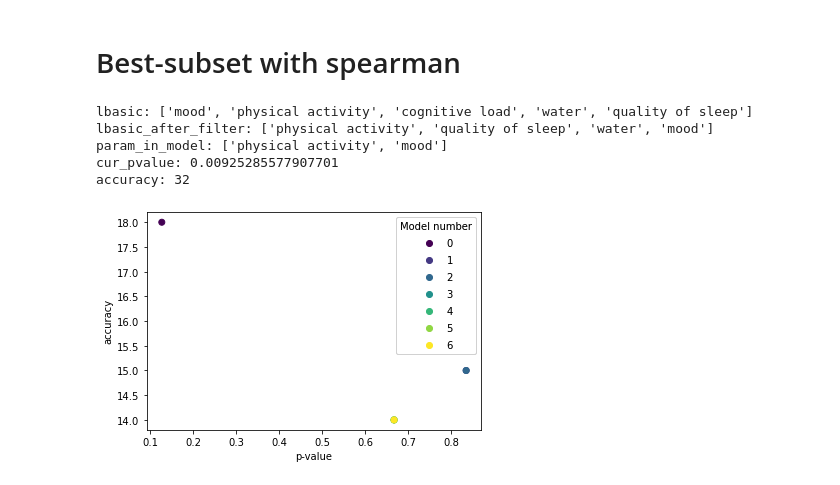
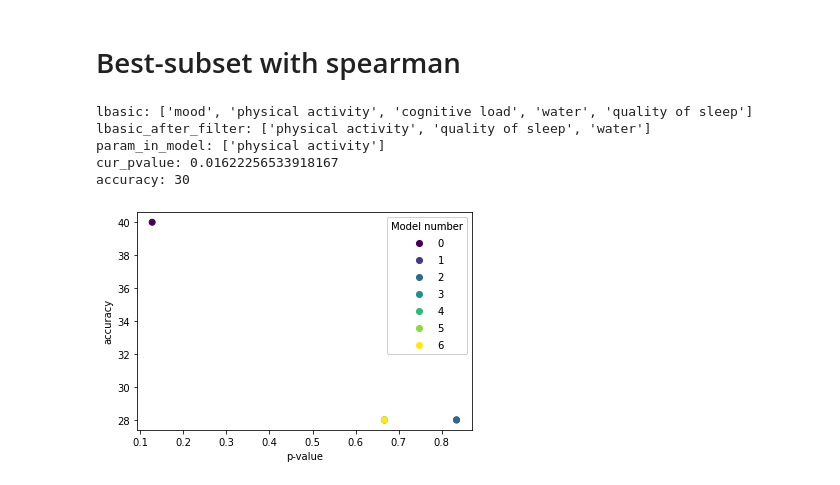
Before and after one commit to vladigr1/soft-project, a Jupyter notebook: labs/lab_4.ipynb, the cells around one changed output. Cells and saved outputs as stored; diff of their text form; code cells hidden in the pictures.

```diff
--- a/labs/lab_4.ipynb
+++ b/labs/lab_4.ipynb
@@ -125,38 +128,38 @@ import evaluation
 
 
 print(f'lbasic: {lbasics}')
-precentage = 0.83
+precentage = 0.60
 (lbasic_after_filter) = filter_lbasic_with_spearman(data, sderived, lbasics,precentage)
 print(f'lbasic_after_filter: {lbasic_after_filter}')
 (fit_model, param_in_model, cur_pvalue) = best_subset_with_spearman(data, sderived, lbasics,precentage)
 print(f'param_in_model: {param_in_model}')
 print(f'cur_pvalue: {cur_pvalue}')
 distance = evaluation.distance_vec(data, sderived, param_in_model, fit_model)
 print(f'accuracy: {evaluation.accuracy(distance)}')
 
 x, y = evaluation.evaluation_graph(data, sderived, lbasics, amount_of_days, best_subset_with_spearman )
 import numpy as np
 import matplotlib.pyplot as plt
 
 
 N = len(x)
 c = range(N)
 
 fig, ax = plt.subplots()
 
 scatter = ax.scatter(x, y, c=c)
 plt.xlabel("p-value")
 plt.ylabel("accuracy")
 
 # produce a legend with the unique colors from the scatter
 legend1 = ax.legend(*scatter.legend_elements(),
                 loc="upper right", title="Model number")
 ax.add_artist(legend1)
 plt.show()
 # %% [output]
 lbasic: ['mood', 'physical activity', 'cognitive load', 'water', 'quality of sleep']
-lbasic_after_filter: ['physical activity', 'quality of sleep', 'water', 'mood']
-param_in_model: ['physical activity', 'mood']
-cur_pvalue: 0.00925285577907701
-accuracy: 32
+lbasic_after_filter: ['physical activity', 'quality of sleep', 'water']
+param_in_model: ['physical activity']
+cur_pvalue: 0.01622256533918167
+accuracy: 30
-[figure, old version]
+[figure, new version]
```
Also changed, not shown: parts of 2 cells of this notebook, 10 other files.
